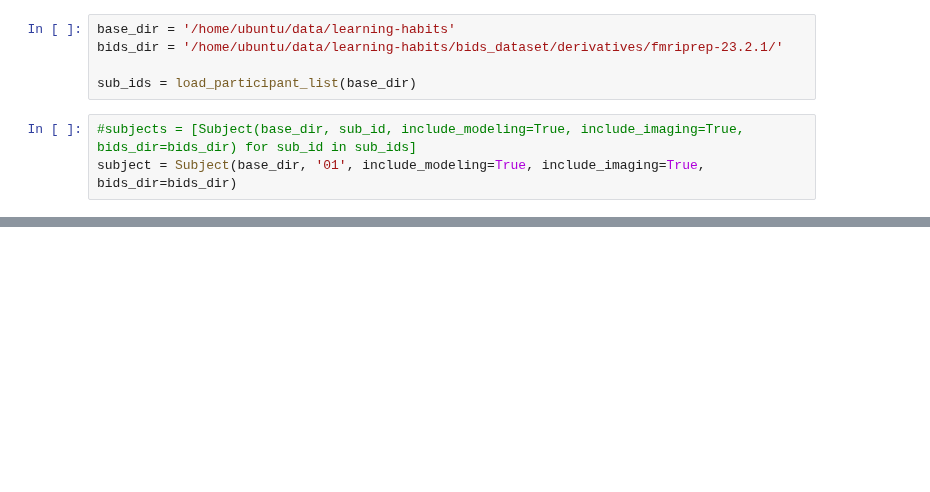
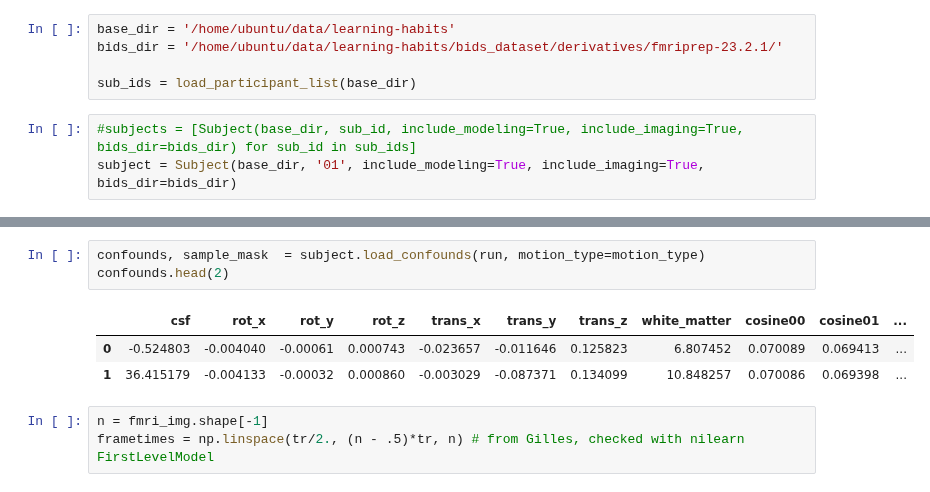
Before and after one commit to hugofluhr/learning-habits-analysis, a Jupyter notebook: notebooks/RSA_sandbox.ipynb, the cells around one changed output, grey strips where cells are left out. Drawn from its saved outputs; the diff is of its cells as text; blank space fills up the shorter version.

```diff
--- a/notebooks/RSA_sandbox.ipynb
+++ b/notebooks/RSA_sandbox.ipynb
@@ -86,0 +61,10 @@ events_df
+# %%
+confounds, sample_mask  = subject.load_confounds(run, motion_type=motion_type)
+confounds.head(2)
+# %% [output]
+|  | csf | rot_x | rot_y | rot_z | trans_x | trans_y | trans_z | white_matter | cosine00 | cosine01 | ... |
+| 0 | -0.524803 | -0.004040 | -0.00061 | 0.000743 | -0.023657 | -0.011646 | 0.125823 | 6.807452 | 0.070089 | 0.069413 | ... |
+| 1 | 36.415179 | -0.004133 | -0.00032 | 0.000860 | -0.003029 | -0.087371 | 0.134099 | 10.848257 | 0.070086 | 0.069398 | ... |
+# %%
+n = fmri_img.shape[-1]
+frametimes = np.linspace(tr/2., (n - .5)*tr, n) # from Gilles, checked with nilearn FirstLevelModel
```
Also changed, not shown: parts of 17 cells of this notebook, 1 other file.
